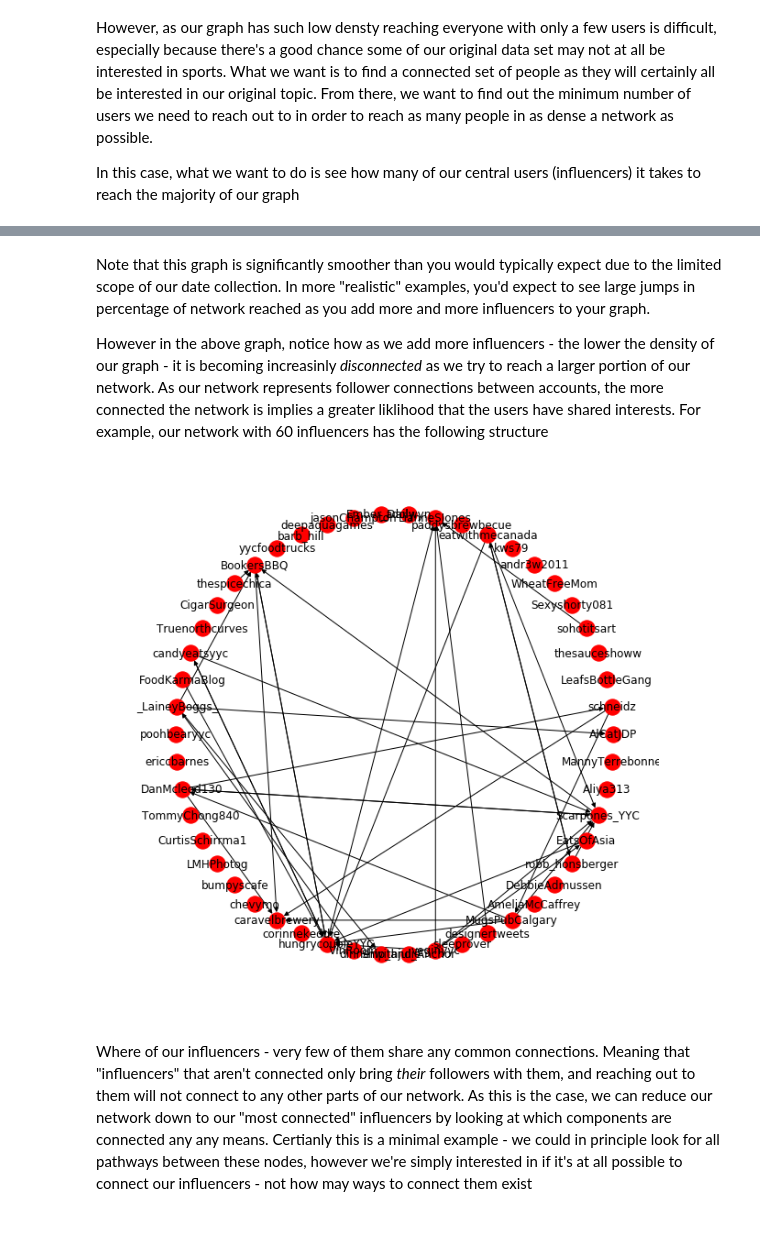
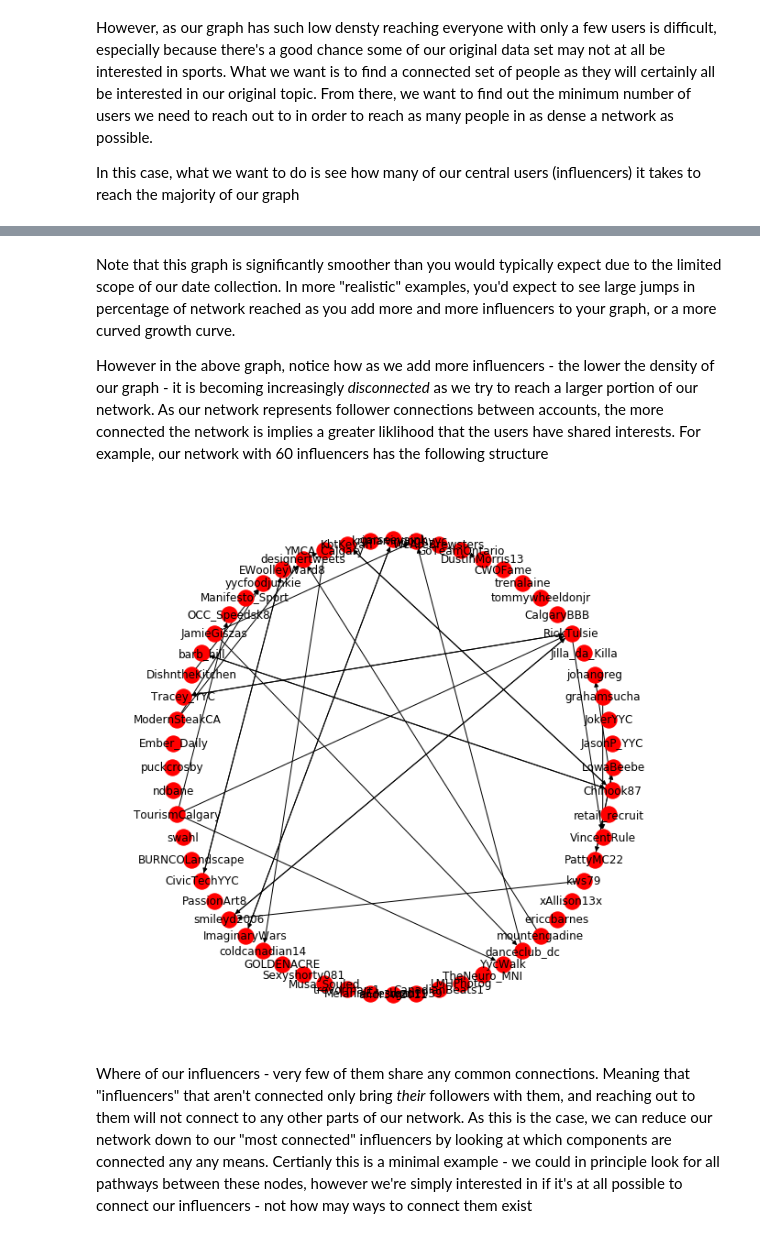
Before and after one commit to cybera/data-science-for-entrepreneurs-workshops, a Jupyter notebook: GraphAnalysis.ipynb, the cells around one changed output, grey strips where cells are left out. Drawn from its saved outputs; the diff is of its cells as text; code cells hidden in the pictures.

```diff
--- a/GraphAnalysis.ipynb
+++ b/GraphAnalysis.ipynb
@@ -47,7 +115,7 @@ In the previous notebook, we identified users which were tweeting in specific to
 
 Our first step is to download the user information that we gathered using [this twitter bot](UserInfoGather.ipynb), which is stored as a JSON (JavaScript Object Notation) object. Let's download it and look at the data that we have available on each Twitter user. In this case, we've downloaded up to 250 followers of each user which had a tweet appear in a given topic more than once. In this way, we can see up two degrees of separation between each of our "influencers" as identified by our topic model. However, we note again that by only gathering up to 250 of each users followers we're presented with a significantly limited data set.
 # %%
-with open('topic_users_food.json') as json_data:
+with open('topic_users_entertainment.json') as json_data:
     followers_dict = json.load(json_data)
 
 key = list(followers_dict.keys())[0]
@@ -390,14 +461,14 @@ plt.show()
 # %% [markdown]
-Note that this graph is significantly smoother than you would typically expect due to the limited scope of our date collection. In more "realistic" examples, you'd expect to see large jumps in percentage of network reached as you add more and more influencers to your graph.
+Note that this graph is significantly smoother than you would typically expect due to the limited scope of our date collection. In more "realistic" examples, you'd expect to see large jumps in percentage of network reached as you add more and more influencers to your graph, or a more curved growth curve.
 
-However in the above graph, notice how as we add more influencers - the lower the density of our graph - it is becoming increasinly _disconnected_ as we try to reach a larger portion of our network. As our network represents follower connections between accounts, the more connected the network is implies a greater liklihood that the users have shared interests. For example, our network with 60 influencers has the following structure
+However in the above graph, notice how as we add more influencers - the lower the density of our graph - it is becoming increasingly _disconnected_ as we try to reach a larger portion of our network. As our network represents follower connections between accounts, the more connected the network is implies a greater liklihood that the users have shared interests. For example, our network with 60 influencers has the following structure
 # %%
-nodes = centrality_list[:50]
-test_graph = directed_graph.subgraph(nodes)
+nodes = centrality_list[:60]
+test_graph = directed_graph.reverse().subgraph(nodes)
 plt.figure(figsize = (8,8))
 nx.draw_circular(test_graph, with_labels=True)
 # %% [output]
-[figure, old version]
+[figure, new version]
 # %% [markdown]
 Where of our influencers - very few of them share any common connections. Meaning that "influencers" that aren't connected only bring _their_ followers with them, and reaching out to them will not connect to any other parts of our network. As this is the case, we can reduce our network down to our "most connected" influencers by looking at which components are connected any any means. Certianly this is a minimal example - we could in principle look for all pathways between these nodes, however we're simply interested in if it's at all possible to connect our influencers - not how may ways to connect them exist
 # %%
```
Also changed, not shown: parts of 16 cells of this notebook, 2 other files.
